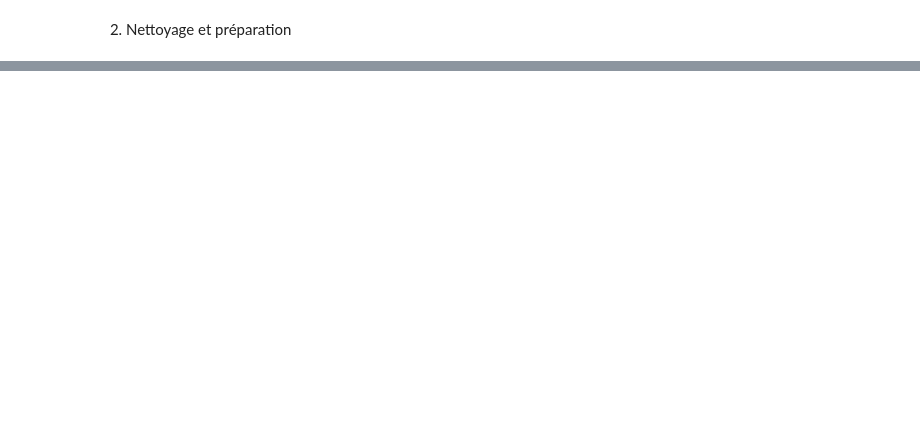
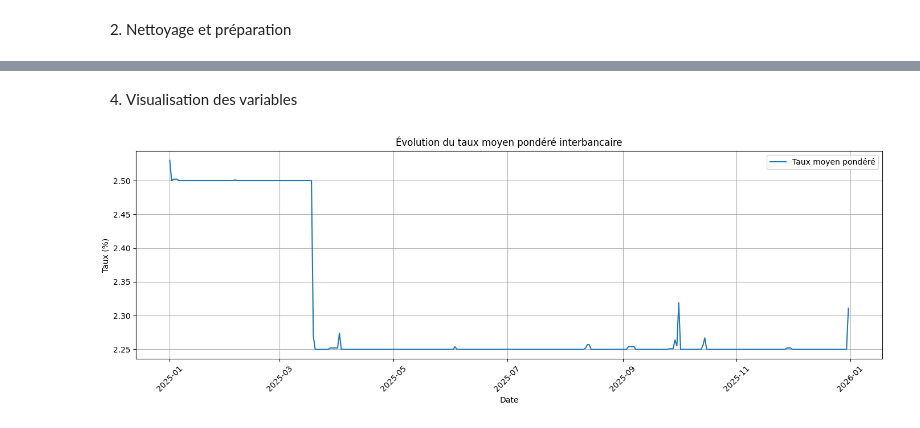
Before and after one commit to zaaiter-oumaima/CC-Partie-A-FIN-3-OUMAIMA-ZAAITER, a Jupyter notebook: Projet_Machine_Learning_29_Algorithmes_Oumaima_Zaaiter.ipynb, the cells around one changed output, grey strips where cells are left out. Saved outputs shown, nothing was run; the diff lists cells and outputs as text; code cells hidden in the pictures; blank space fills up the shorter version.

```diff
--- a/Projet_Machine_Learning_29_Algorithmes_Oumaima_Zaaiter.ipynb
+++ b/Projet_Machine_Learning_29_Algorithmes_Oumaima_Zaaiter.ipynb
@@ -1509,11 +1509,12 @@ import pandas as pd
 import numpy as np
 import matplotlib.pyplot as plt
 
-# Charger le fichier CSV
+# Charger le fichier CSV en sautant les 2 premières lignes de métadonnées
 df = pd.read_csv(
-    "Marche-monetaire-interbancaire_10_11_2026-11_04.csv",
+    "/content/Marche-monetaire-interbancaire_10_11_2026-11_04.csv",
     sep=";",
-    encoding="utf-8"
+    encoding="utf-8",
+    skiprows=2
 )
 
 print("Dimensions du dataset :", df.shape)
@@ -1574,0 +1637,17 @@ display(data.head())
+# %%
+# Recréer la copie propre maintenant que le chargement du CSV est corrigé
+data = df.copy()
+
+# Conversion de la date et tri chronologique pour la vérification
+data["Date"] = pd.to_datetime(data["Date"], dayfirst=True, errors="coerce")
+data["Taux Moyen Pondéré"] = pd.to_numeric(data["Taux Moyen Pondéré"].astype(str).str.replace("%", "", regex=False).str.replace(",", ".", regex=False), errors="coerce")
+data["Volume JJ"] = pd.to_numeric(data["Volume JJ"].astype(str).str.replace(",", ".", regex=False), errors="coerce")
+data["Encours"] = pd.to_numeric(data["Encours"], errors="coerce")
+data = data.sort_values("Date").reset_index(drop=True)
+
+print("Nombre de lignes :", len(data))
+print("Date minimale :", data["Date"].min())
+print("Date maximale :", data["Date"].max())
+
+print("\nStatistiques descriptives :")
+display(data.describe())
@@ -1574,0 +1669,21 @@ display(data.head())
+# %% [markdown]
+4) Visualisation des variables
+# %%
+plt.figure(figsize=(14, 5))
+
+plt.plot(
+    data["Date"],
+    data["Taux Moyen Pondéré"],
+    label="Taux moyen pondéré"
+)
+
+plt.xlabel("Date")
+plt.ylabel("Taux (%)")
+plt.title("Évolution du taux moyen pondéré interbancaire")
+plt.xticks(rotation=45)
+plt.grid(True)
+plt.legend()
+plt.tight_layout()
+plt.show()
+# %% [output]
+[figure, added]
```
Also changed, not shown: parts of 36 cells of this notebook.
